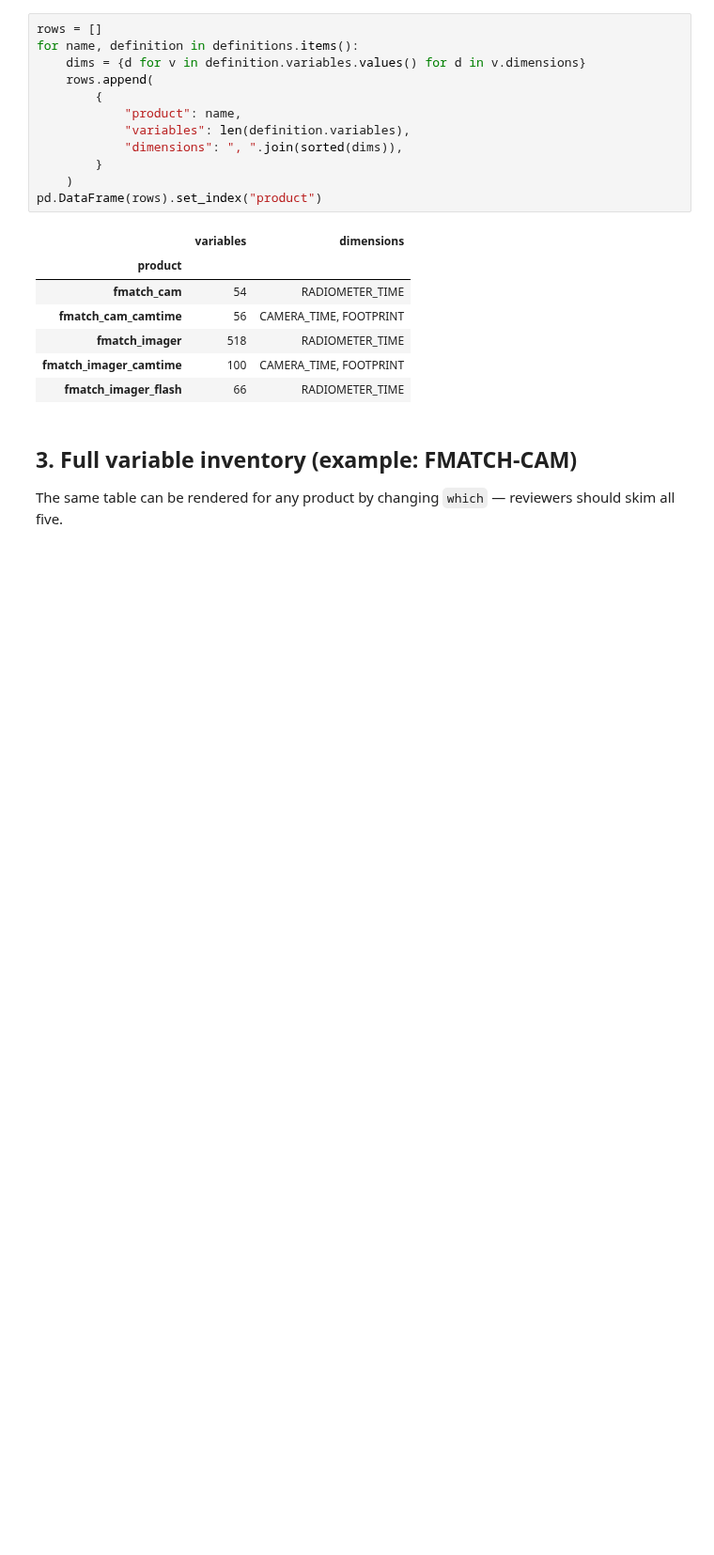
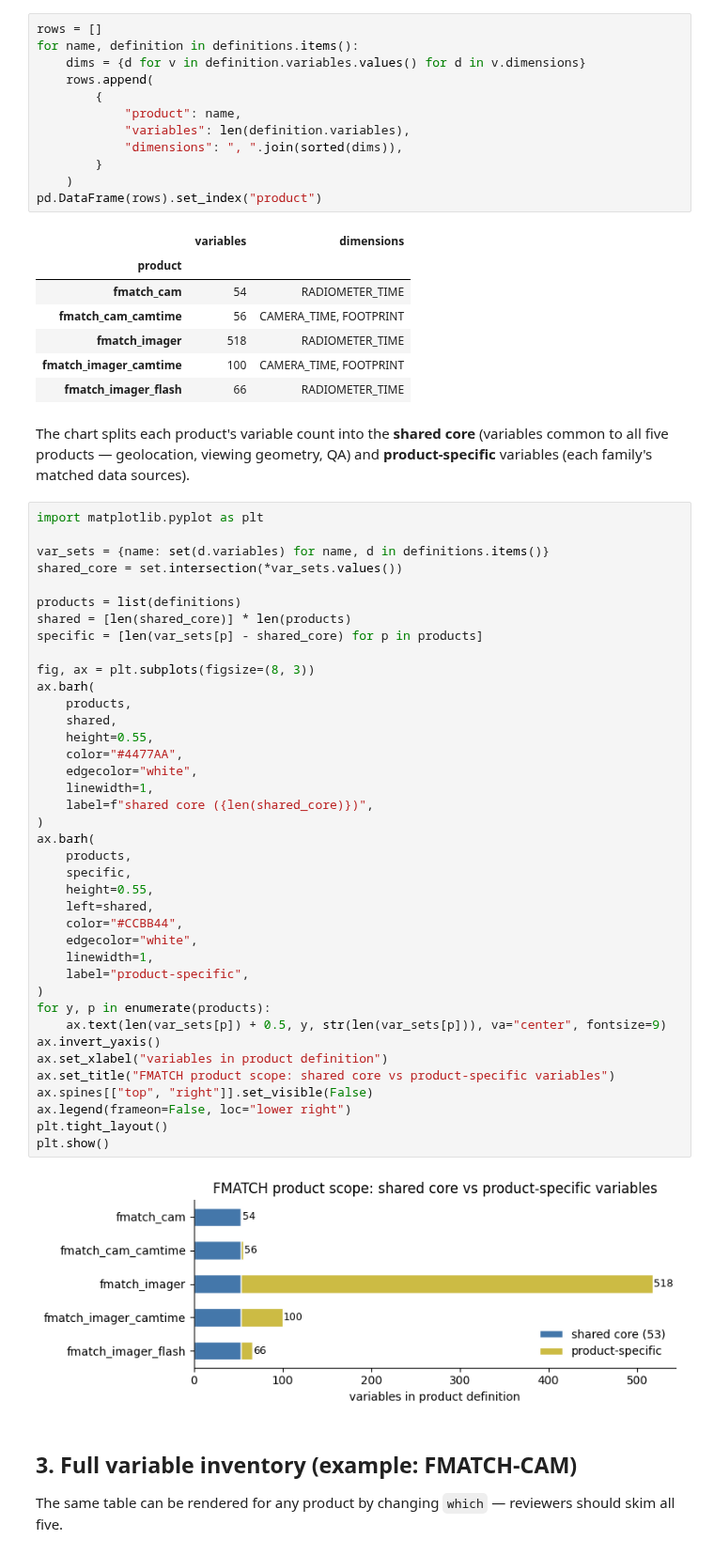
Before and after one commit to LASP-Libera/libera_utils, a Jupyter notebook: notebooks/06_product_definitions.ipynb, the cells around one changed output. Shown at 94% size. Cells and saved outputs as stored; diff of their text form; blank space fills up the shorter version.

Commit message:
Move product-definitions demo notebook to notebooks/, add links and scope chart
Co-Authored-By: Claude Fable 5 <noreply@anthropic.com>

```diff
--- a/notebooks/06_product_definitions.ipynb
+++ b/notebooks/06_product_definitions.ipynb
@@ -80,6 +80,51 @@ pd.DataFrame(rows).set_index("product")
 | fmatch_imager | 518 | RADIOMETER_TIME |
 | fmatch_imager_camtime | 100 | CAMERA_TIME, FOOTPRINT |
 | fmatch_imager_flash | 66 | RADIOMETER_TIME |
+# %% [markdown]
+The chart splits each product's variable count into the **shared core** (variables
+common to all five products — geolocation, viewing geometry, QA) and
+**product-specific** variables (each family's matched data sources).
+# %%
+import matplotlib.pyplot as plt
+
+var_sets = {name: set(d.variables) for name, d in definitions.items()}
+shared_core = set.intersection(*var_sets.values())
+
+products = list(definitions)
+shared = [len(shared_core)] * len(products)
+specific = [len(var_sets[p] - shared_core) for p in products]
+
+fig, ax = plt.subplots(figsize=(8, 3))
+ax.barh(
+    products,
+    shared,
+    height=0.55,
+    color="#4477AA",
+    edgecolor="white",
+    linewidth=1,
+    label=f"shared core ({len(shared_core)})",
+)
+ax.barh(
+    products,
+    specific,
+    height=0.55,
+    left=shared,
+    color="#CCBB44",
+    edgecolor="white",
+    linewidth=1,
+    label="product-specific",
+)
+for y, p in enumerate(products):
+    ax.text(len(var_sets[p]) + 0.5, y, str(len(var_sets[p])), va="center", fontsize=9)
+ax.invert_yaxis()
+ax.set_xlabel("variables in product definition")
+ax.set_title("FMATCH product scope: shared core vs product-specific variables")
+ax.spines[["top", "right"]].set_visible(False)
+ax.legend(frameon=False, loc="lower right")
+plt.tight_layout()
+plt.show()
+# %% [output]
+[figure, added]
 # %% [markdown]
 ## 3. Full variable inventory (example: FMATCH-CAM)
 
```
Also changed, not shown: parts of 2 cells of this notebook.
